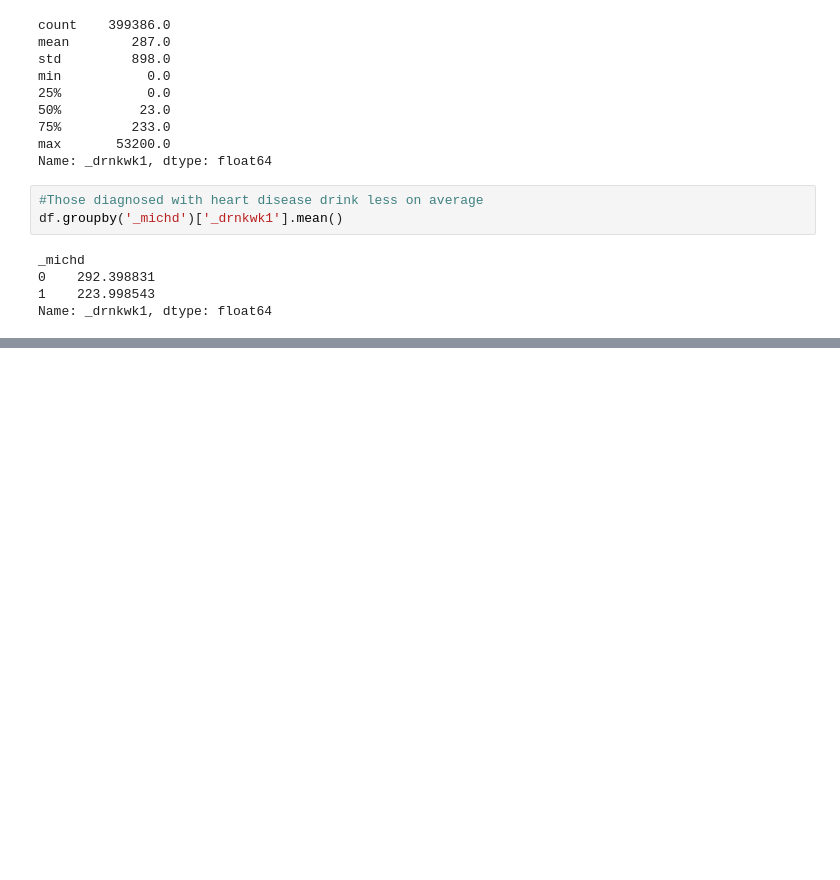
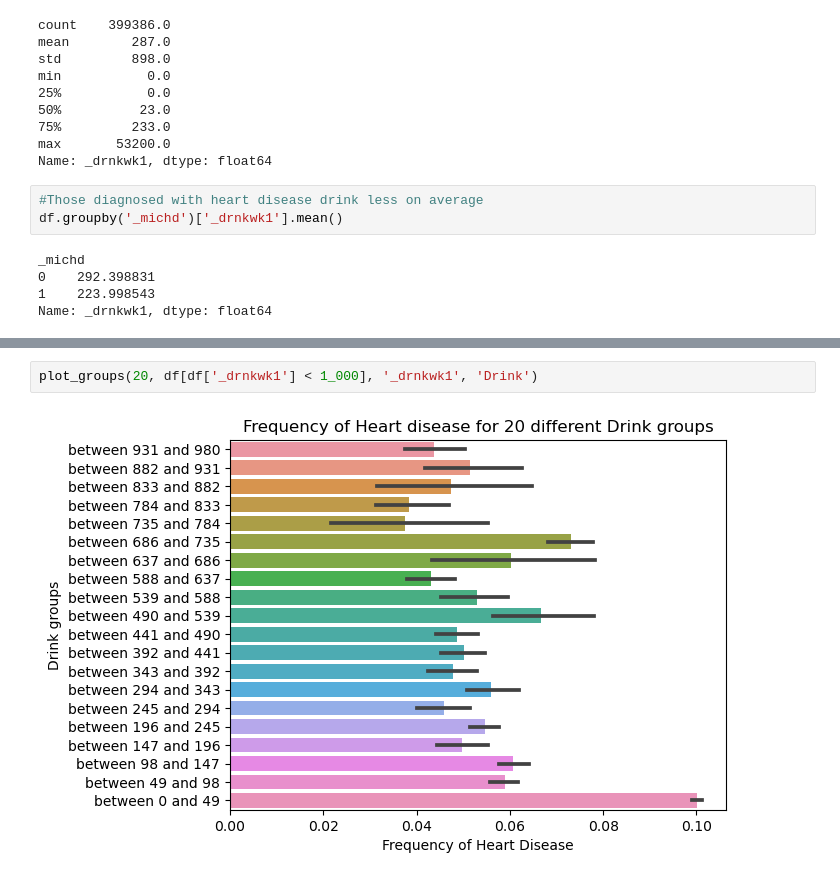
Before and after one commit to blueran21/heart_disease_classification, a Jupyter notebook: code/4_Lucas_EDA.ipynb, the cells around one changed output, grey strips where cells are left out. Drawn from its saved outputs; the diff is of its cells as text; blank space fills up the shorter version.

```diff
--- a/code/4_Lucas_EDA.ipynb
+++ b/code/4_Lucas_EDA.ipynb
@@ -293,0 +318,4 @@ sns.catplot(data= df, y = '_drnkwk1', x = "_michd", kind="box")
+# %%
+plot_groups(20, df[df['_drnkwk1'] < 1_000], '_drnkwk1', 'Drink')
+# %% [output]
+[figure, added]
```
Also changed, not shown: parts of 41 cells of this notebook.
